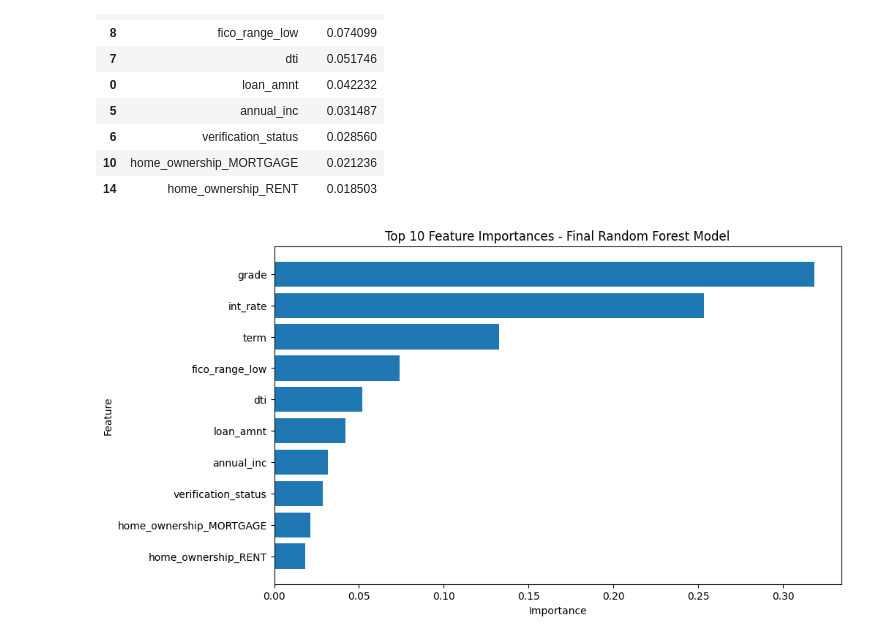
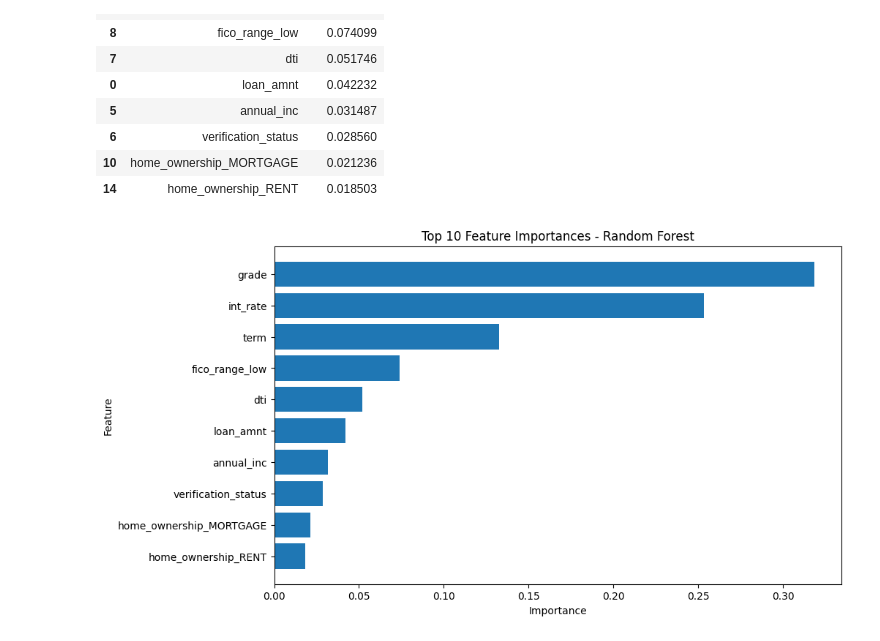
Before and after one commit to msilvadiaz/Loan-Risk-Machine-Learning-Model, a Jupyter notebook: analysis.ipynb, the cells around one changed output. Cells and saved outputs as stored; diff of their text form; code cells hidden in the pictures.

```diff
--- a/analysis.ipynb
+++ b/analysis.ipynb
@@ -601,10 +867,10 @@ feature_df
 # %%
 plt.figure(figsize=(10, 6))
 plt.barh(feature_df["Feature"], feature_df["Importance"])
 plt.gca().invert_yaxis()
-plt.title("Top 10 Feature Importances - Final Random Forest Model")
+plt.title("Top 10 Feature Importances - Random Forest")
 plt.xlabel("Importance")
 plt.ylabel("Feature")
 plt.show()
 # %% [output]
-[figure, old version]
+[figure, new version]
```
Also changed, not shown: parts of 68 cells of this notebook.
